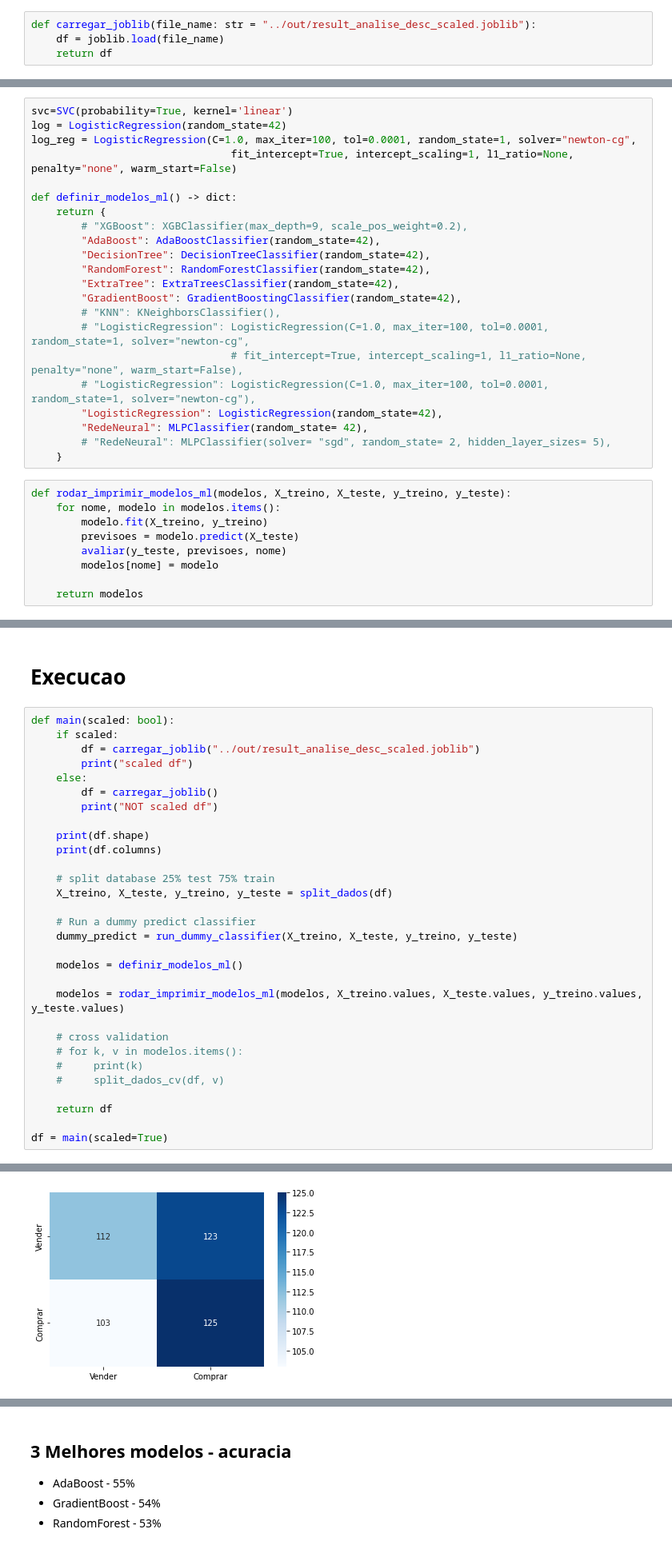
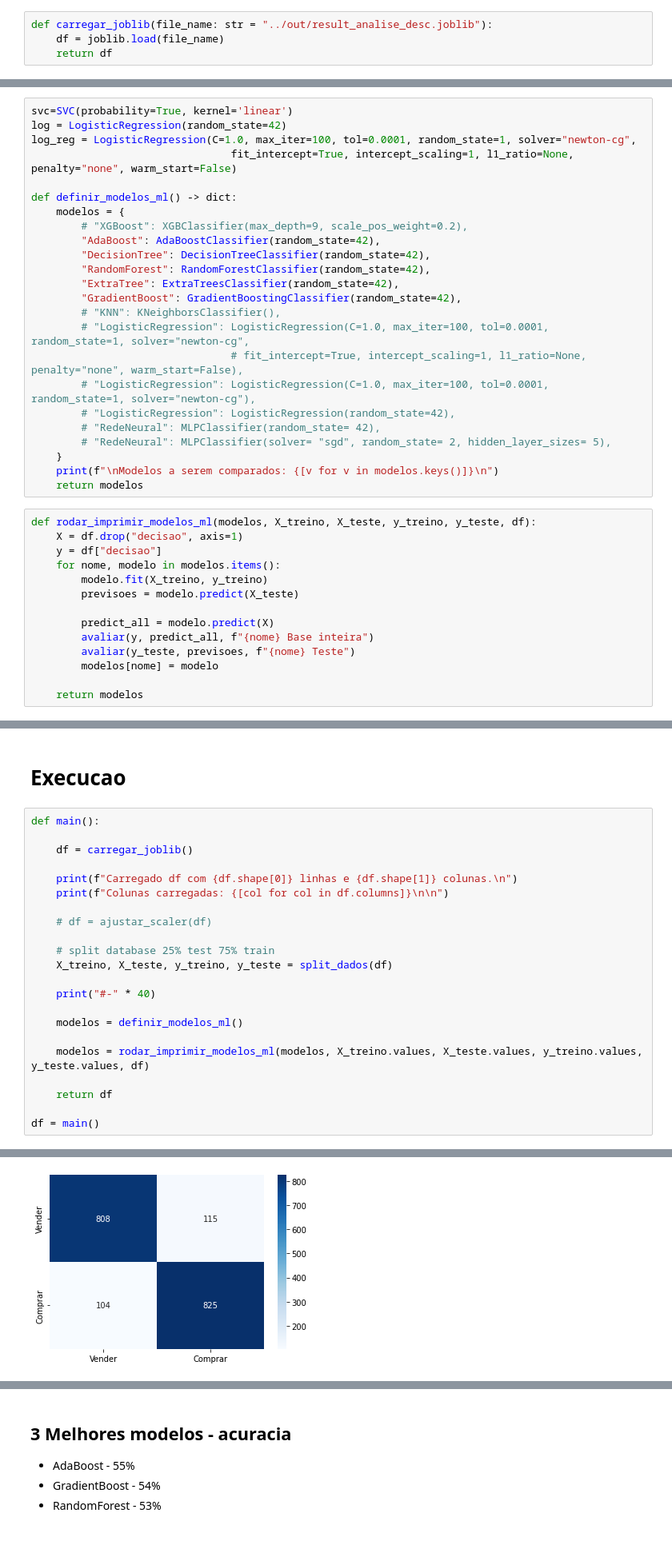
Before and after one commit to ricardomdesa/TCC-PUC-2020, a Jupyter notebook: notebooks/analise_ml.ipynb, the cells around one changed output, grey strips where cells are left out. Shown at 80% size. Drawn from its saved outputs; the diff is of its cells as text.

```diff
--- a/notebooks/analise_ml.ipynb
+++ b/notebooks/analise_ml.ipynb
@@ -37,6 +31,6 @@ from xgboost import XGBClassifier
 import joblib
 # %%
-def carregar_joblib(file_name: str = "../out/result_analise_desc_scaled.joblib"):
+def carregar_joblib(file_name: str = "../out/result_analise_desc.joblib"):
     df = joblib.load(file_name)
     return df
 # %% [markdown]
@@ -127,7 +113,7 @@ log_reg = LogisticRegression(C=1.0, max_iter=100, tol=0.0001, random_state=1, so
                                 fit_intercept=True, intercept_scaling=1, l1_ratio=None, penalty="none", warm_start=False)
 
 def definir_modelos_ml() -> dict:
-    return {
+    modelos = {
         # "XGBoost": XGBClassifier(max_depth=9, scale_pos_weight=0.2),
         "AdaBoost": AdaBoostClassifier(random_state=42),
         "DecisionTree": DecisionTreeClassifier(random_state=42),
@@ -138,16 +124,23 @@ def definir_modelos_ml() -> dict:
         # "LogisticRegression": LogisticRegression(C=1.0, max_iter=100, tol=0.0001, random_state=1, solver="newton-cg",
                                 # fit_intercept=True, intercept_scaling=1, l1_ratio=None, penalty="none", warm_start=False),
         # "LogisticRegression": LogisticRegression(C=1.0, max_iter=100, tol=0.0001, random_state=1, solver="newton-cg"),
-        "LogisticRegression": LogisticRegression(random_state=42),
-        "RedeNeural": MLPClassifier(random_state= 42),
+        # "LogisticRegression": LogisticRegression(random_state=42),
+        # "RedeNeural": MLPClassifier(random_state= 42),
         # "RedeNeural": MLPClassifier(solver= "sgd", random_state= 2, hidden_layer_sizes= 5),
     }
+    print(f"\nModelos a serem comparados: {[v for v in modelos.keys()]}\n")
+    return modelos
 # %%
-def rodar_imprimir_modelos_ml(modelos, X_treino, X_teste, y_treino, y_teste):
+def rodar_imprimir_modelos_ml(modelos, X_treino, X_teste, y_treino, y_teste, df):
+    X = df.drop("decisao", axis=1)
+    y = df["decisao"]
     for nome, modelo in modelos.items():
         modelo.fit(X_treino, y_treino)
         previsoes = modelo.predict(X_teste)
-        avaliar(y_teste, previsoes, nome)
+
+        predict_all = modelo.predict(X)
+        avaliar(y, predict_all, f"{nome} Base inteira")
+        avaliar(y_teste, previsoes, f"{nome} Teste")
         modelos[nome] = modelo
 
     return modelos
@@ -164,33 +157,25 @@ def avaliar(y_teste, y_pred, nome_modelo):
 # %% [markdown]
 # Execucao
 # %%
-def main(scaled: bool):
-    if scaled:
-        df = carregar_joblib("../out/result_analise_desc_scaled.joblib")
-        print("scaled df")
-    else:
-        df = carregar_joblib()
-        print("NOT scaled df")
+def main():
 
-    print(df.shape)
-    print(df.columns)
+    df = carregar_joblib()
+
+    print(f"Carregado df com {df.shape[0]} linhas e {df.shape[1]} colunas.\n")
+    print(f"Colunas carregadas: {[col for col in df.columns]}\n\n")
+
+    # df = ajustar_scaler(df)
 
     # split database 25% test 75% train
     X_treino, X_teste, y_treino, y_teste = split_dados(df)
 
-    # Run a dummy predict classifier
-    dummy_predict = run_dummy_classifier(X_treino, X_teste, y_treino, y_teste)
+    print("#-" * 40)
 
     modelos = definir_modelos_ml()
 
-    modelos = rodar_imprimir_modelos_ml(modelos, X_treino.values, X_teste.values, y_treino.values, y_teste.values)
-
-    # cross validation
-    # for k, v in modelos.items():
-    #     print(k)
-    #     split_dados_cv(df, v)
+    modelos = rodar_imprimir_modelos_ml(modelos, X_treino.values, X_teste.values, y_treino.values, y_teste.values, df)
 
     return df
 
-df = main(scaled=True)
+df = main()
 # %% [output]
@@ -260 +247 @@ weighted avg       0.51      0.51      0.51       463
-[figure, old version]
+[figure, new version]
```
Also changed, not shown: parts of 7 cells of this notebook, 3 other files.
